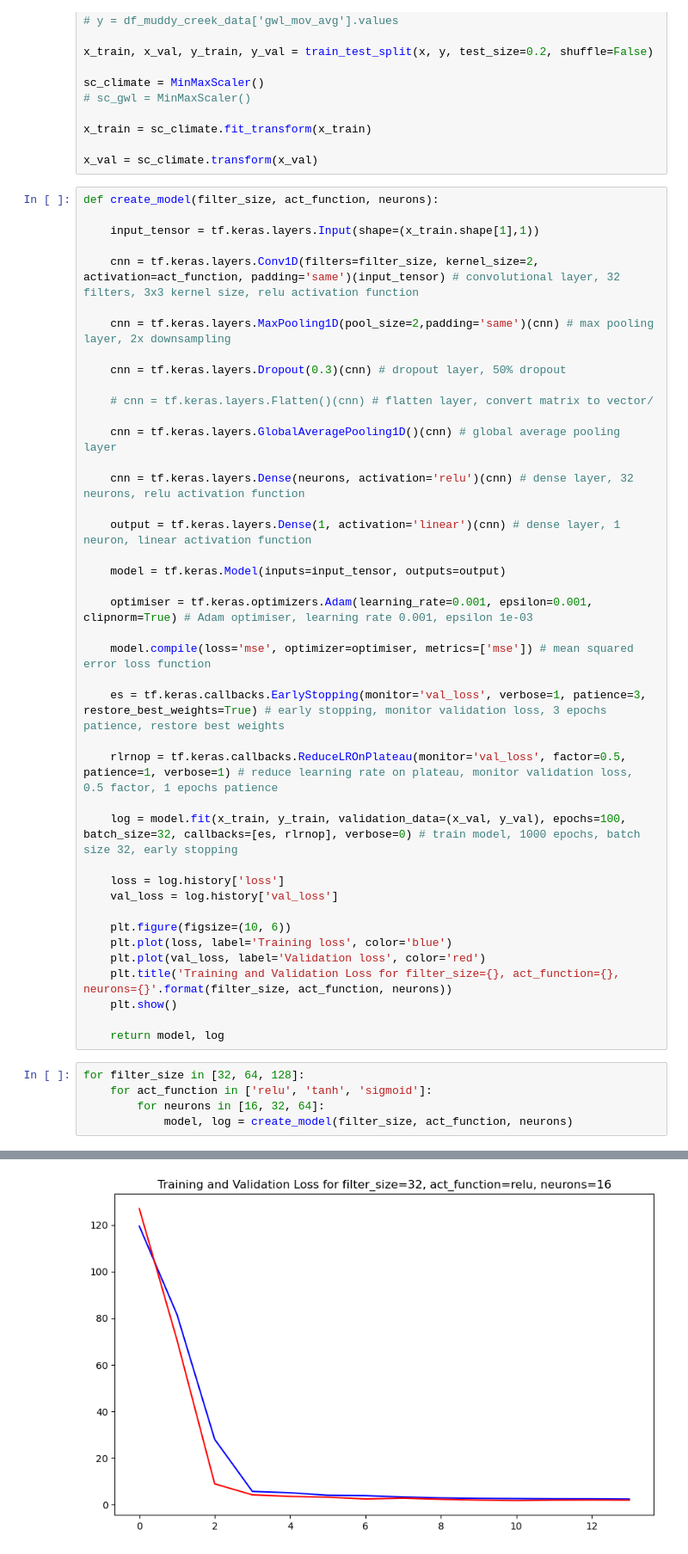
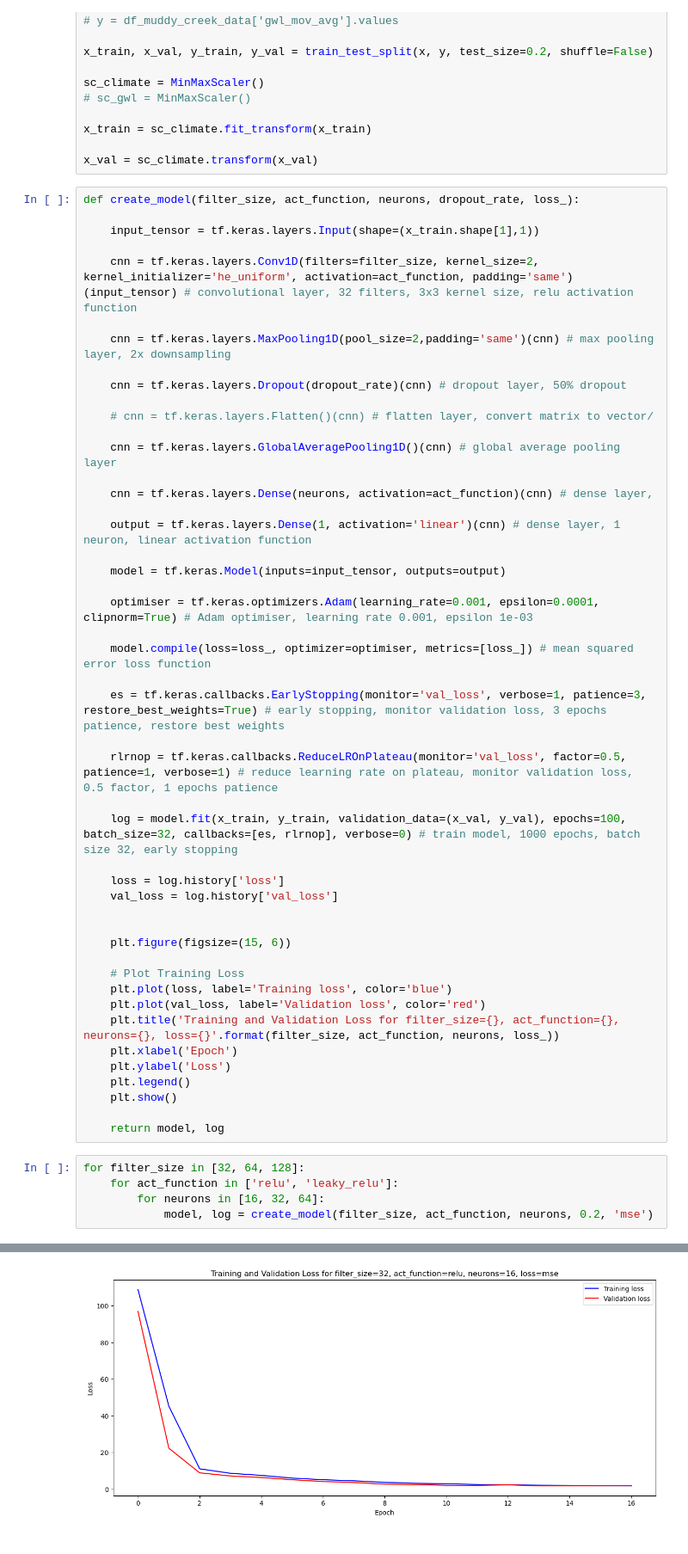
Before and after one commit to shvmpandey98/csci5520, a Jupyter notebook: model.ipynb, the cells around one changed output, grey strips where cells are left out. Shown at 86% size. Cells and saved outputs as stored; diff of their text form.

Commit message:
Tested model on H1 and H2 2023

```diff
--- a/model.ipynb
+++ b/model.ipynb
@@ -114,29 +105,29 @@ x_train = sc_climate.fit_transform(x_train)
 
 x_val = sc_climate.transform(x_val)
 # %%
-def create_model(filter_size, act_function, neurons):
+def create_model(filter_size, act_function, neurons, dropout_rate, loss_):
 
     input_tensor = tf.keras.layers.Input(shape=(x_train.shape[1],1))
 
-    cnn = tf.keras.layers.Conv1D(filters=filter_size, kernel_size=2, activation=act_function, padding='same')(input_tensor) # convolutional layer, 32 filters, 3x3 kernel size, relu activation function
+    cnn = tf.keras.layers.Conv1D(filters=filter_size, kernel_size=2, kernel_initializer='he_uniform', activation=act_function, padding='same')(input_tensor) # convolutional layer, 32 filters, 3x3 kernel size, relu activation function
 
     cnn = tf.keras.layers.MaxPooling1D(pool_size=2,padding='same')(cnn) # max pooling layer, 2x downsampling
 
-    cnn = tf.keras.layers.Dropout(0.3)(cnn) # dropout layer, 50% dropout
+    cnn = tf.keras.layers.Dropout(dropout_rate)(cnn) # dropout layer, 50% dropout
 
     # cnn = tf.keras.layers.Flatten()(cnn) # flatten layer, convert matrix to vector/
 
     cnn = tf.keras.layers.GlobalAveragePooling1D()(cnn) # global average pooling layer
 
-    cnn = tf.keras.layers.Dense(neurons, activation='relu')(cnn) # dense layer, 32 neurons, relu activation function
+    cnn = tf.keras.layers.Dense(neurons, activation=act_function)(cnn) # dense layer,
 
     output = tf.keras.layers.Dense(1, activation='linear')(cnn) # dense layer, 1 neuron, linear activation function
 
     model = tf.keras.Model(inputs=input_tensor, outputs=output)
 
-    optimiser = tf.keras.optimizers.Adam(learning_rate=0.001, epsilon=0.001, clipnorm=True) # Adam optimiser, learning rate 0.001, epsilon 1e-03
+    optimiser = tf.keras.optimizers.Adam(learning_rate=0.001, epsilon=0.0001, clipnorm=True) # Adam optimiser, learning rate 0.001, epsilon 1e-03
 
-    model.compile(loss='mse', optimizer=optimiser, metrics=['mse']) # mean squared error loss function
+    model.compile(loss=loss_, optimizer=optimiser, metrics=[loss_]) # mean squared error loss function
 
     es = tf.keras.callbacks.EarlyStopping(monitor='val_loss', verbose=1, patience=3, restore_best_weights=True) # early stopping, monitor validation loss, 3 epochs patience, restore best weights
 
@@ -147,18 +138,24 @@ def create_model(filter_size, act_function, neurons):
     loss = log.history['loss']
     val_loss = log.history['val_loss']
 
-    plt.figure(figsize=(10, 6))
+
+    plt.figure(figsize=(15, 6))
+
+    # Plot Training Loss
     plt.plot(loss, label='Training loss', color='blue')
     plt.plot(val_loss, label='Validation loss', color='red')
-    plt.title('Training and Validation Loss for filter_size={}, act_function={}, neurons={}'.format(filter_size, act_function, neurons))
+    plt.title('Training and Validation Loss for filter_size={}, act_function={}, neurons={}, loss={}'.format(filter_size, act_function, neurons, loss_))
+    plt.xlabel('Epoch')
+    plt.ylabel('Loss')
+    plt.legend()
     plt.show()
 
     return model, log
 # %%
 for filter_size in [32, 64, 128]:
-    for act_function in ['relu', 'tanh', 'sigmoid']:
+    for act_function in ['relu', 'leaky_relu']:
         for neurons in [16, 32, 64]:
-            model, log = create_model(filter_size, act_function, neurons)
+            model, log = create_model(filter_size, act_function, neurons, 0.2, 'mse')
 # %% [output]
 WARNING:absl:At this time, the v2.11+ optimizer `tf.keras.optimizers.Adam` runs slowly on M1/M2 Macs, please use the legacy Keras optimizer instead, located at `tf.keras.optimizers.legacy.Adam`.
 WARNING:absl:There is a known slowdown when using v2.11+ Keras optimizers on M1/M2 Macs. Falling back to the legacy Keras optimizer, i.e., `tf.keras.optimizers.legacy.Adam`.
@@ -174,3 +171,3 @@ Epoch 14: early stopping
-[figure, old version]
+[figure, new version]
 WARNING:absl:At this time, the v2.11+ optimizer `tf.keras.optimizers.Adam` runs slowly on M1/M2 Macs, please use the legacy Keras optimizer instead, located at `tf.keras.optimizers.legacy.Adam`.
 WARNING:absl:There is a known slowdown when using v2.11+ Keras optimizers on M1/M2 Macs. Falling back to the legacy Keras optimizer, i.e., `tf.keras.optimizers.legacy.Adam`.
```
Also changed, not shown: parts of 24 cells of this notebook, 7 other files.
